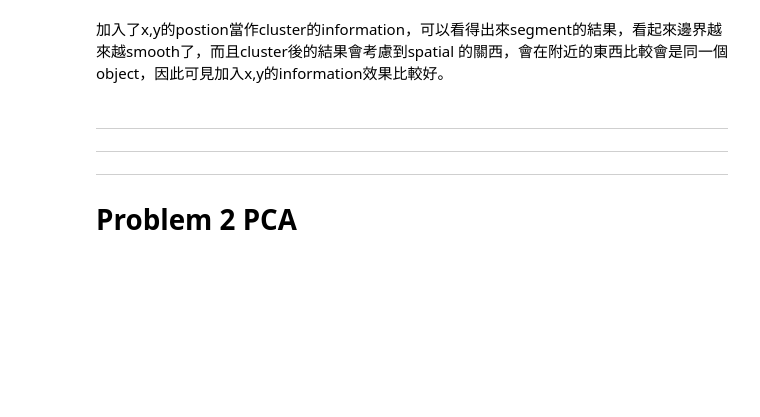
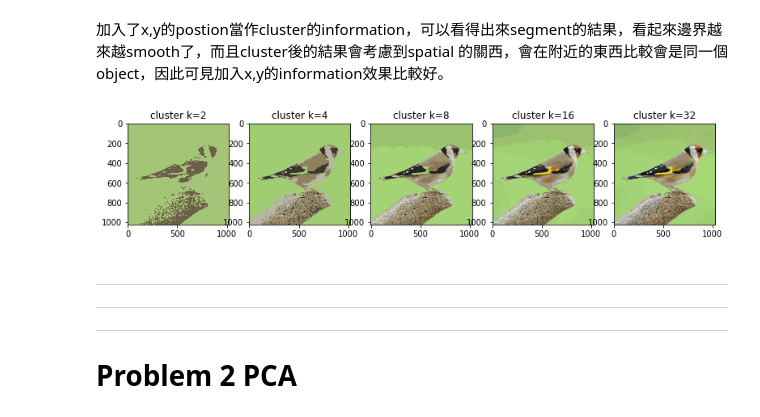
Before and after one commit to wubinary/DLCV2020-FALL, a Jupyter notebook: hw1/test.ipynb, the cells around one changed output. Saved outputs shown, nothing was run; the diff lists cells and outputs as text; code cells hidden in the pictures; blank space fills up the shorter version.

```diff
--- a/hw1/test.ipynb
+++ b/hw1/test.ipynb
@@ -78,3 +93,20 @@ plt.show()
+# %%
+import matplotlib.pyplot as plt
+%matplotlib inline
+
+k_candidates = [2,4,8,16,32]
+
+fig = plt.figure(figsize=(13,5))
+for i,k in enumerate(k_candidates):
+    out_img, centers = cluster(img_xy,k)
+
+    plt.subplot(1, len(k_candidates), i+1)
+    plt.title(f"cluster k={k}")
+    plt.imshow(out_img, cmap='gray')
+
+plt.show()
+# %% [output]
+[figure, added]
 # %% [markdown]
 ---
 ---
```
Also changed, not shown: parts of 10 cells of this notebook.
